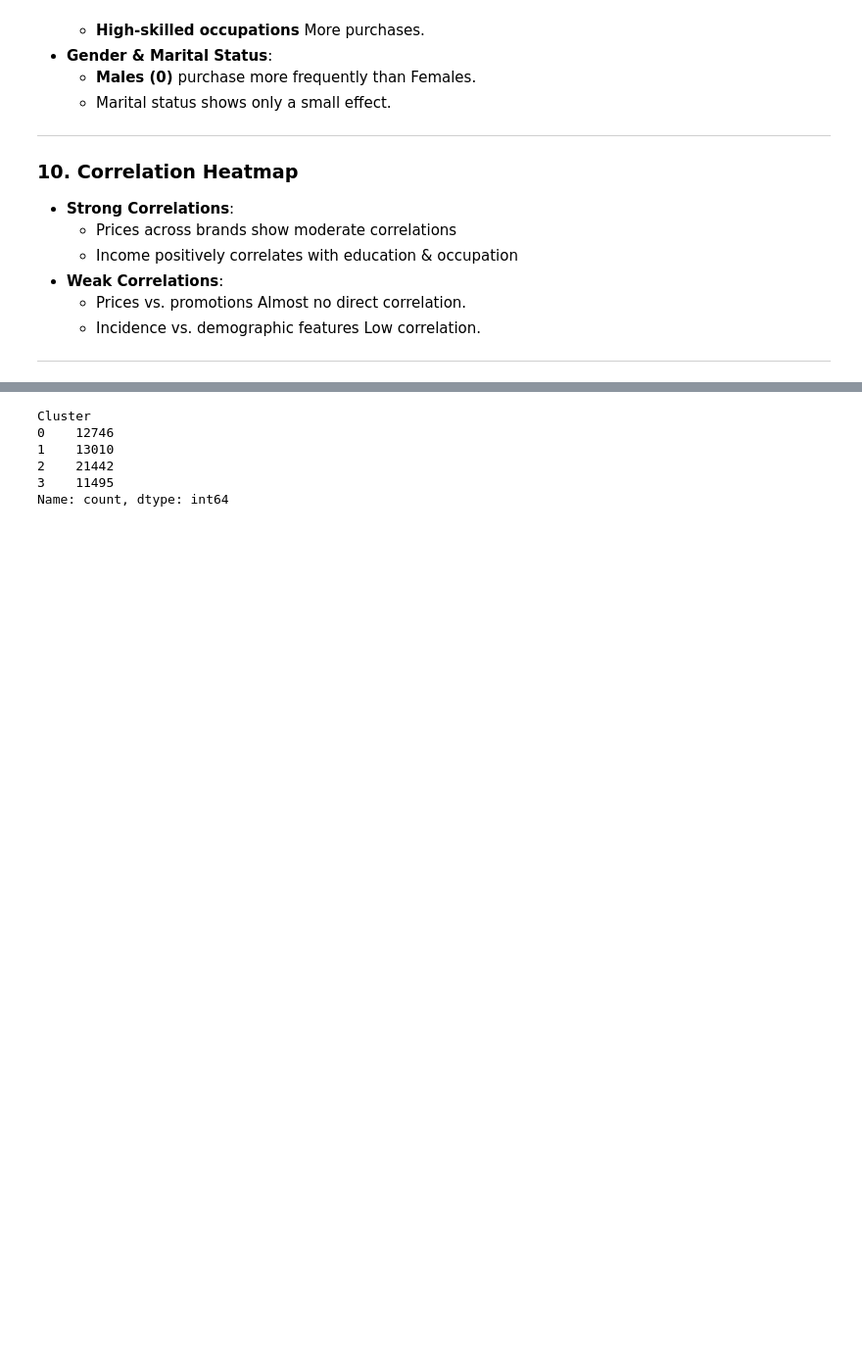
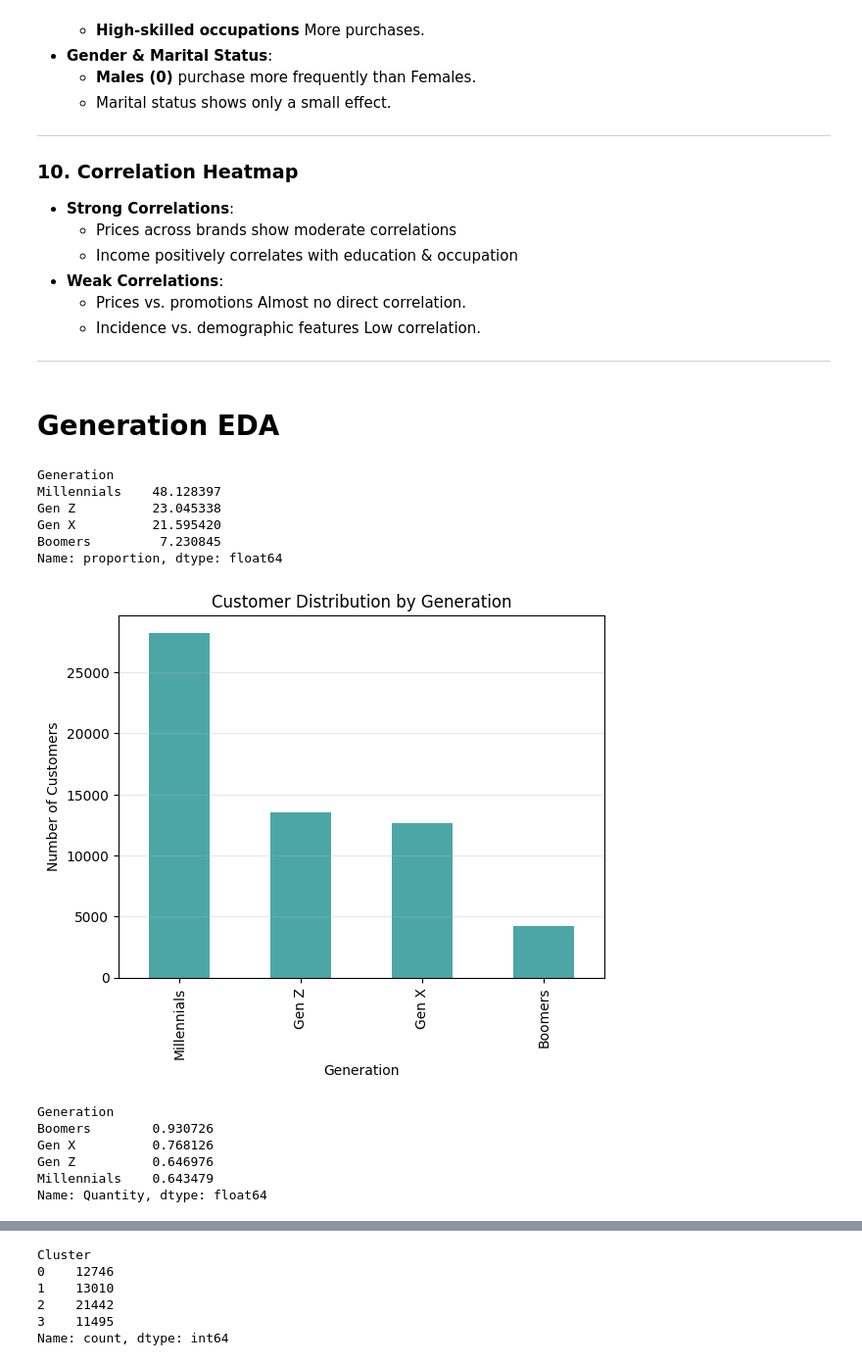
Before and after one commit to youssefelzahar/choc_factor, a Jupyter notebook: purchase.ipynb, the cells around one changed output, grey strips where cells are left out. Shown at 98% size. Cells and saved outputs as stored; diff of their text form; code cells hidden in the pictures; blank space fills up the shorter version.

Commit message:
eda generation

```diff
--- a/purchase.ipynb
+++ b/purchase.ipynb
@@ -611,3 +611,46 @@ plt.show()
   - Incidence vs. demographic features  Low correlation.
 
 ---
+# %% [markdown]
+# Generation EDA
+# %%
+def assign_generation(age):
+    if 13 <= age <= 28:
+        return "Gen Z"
+    elif 29 <= age <= 44:
+        return "Millennials"
+    elif 45 <= age <= 60:
+        return "Gen X"
+    elif 61 <= age <= 79:
+        return "Boomers"
+    else:
+        return "Other"
+
+df['Generation'] = df['Age'].apply(assign_generation)
+# %%
+df['Generation'].value_counts(normalize=True) * 100
+# %% [output]
+Generation
+Millennials    48.128397
+Gen Z          23.045338
+Gen X          21.595420
+Boomers         7.230845
+Name: proportion, dtype: float64
+# %%
+df["Generation"].value_counts().plot(kind='bar', color='teal', alpha=0.7)
+plt.title("Customer Distribution by Generation")
+plt.xlabel("Generation")
+plt.ylabel("Number of Customers")
+plt.grid(axis='y', alpha=0.3)
+plt.show()
+# %% [output]
+[figure, added]
+# %%
+df.groupby("Generation")["Quantity"].mean()
+# %% [output]
+Generation
+Boomers        0.930726
+Gen X          0.768126
+Gen Z          0.646976
+Millennials    0.643479
+Name: Quantity, dtype: float64
```
Also changed, not shown: parts of 37 cells of this notebook, 1 other file.
